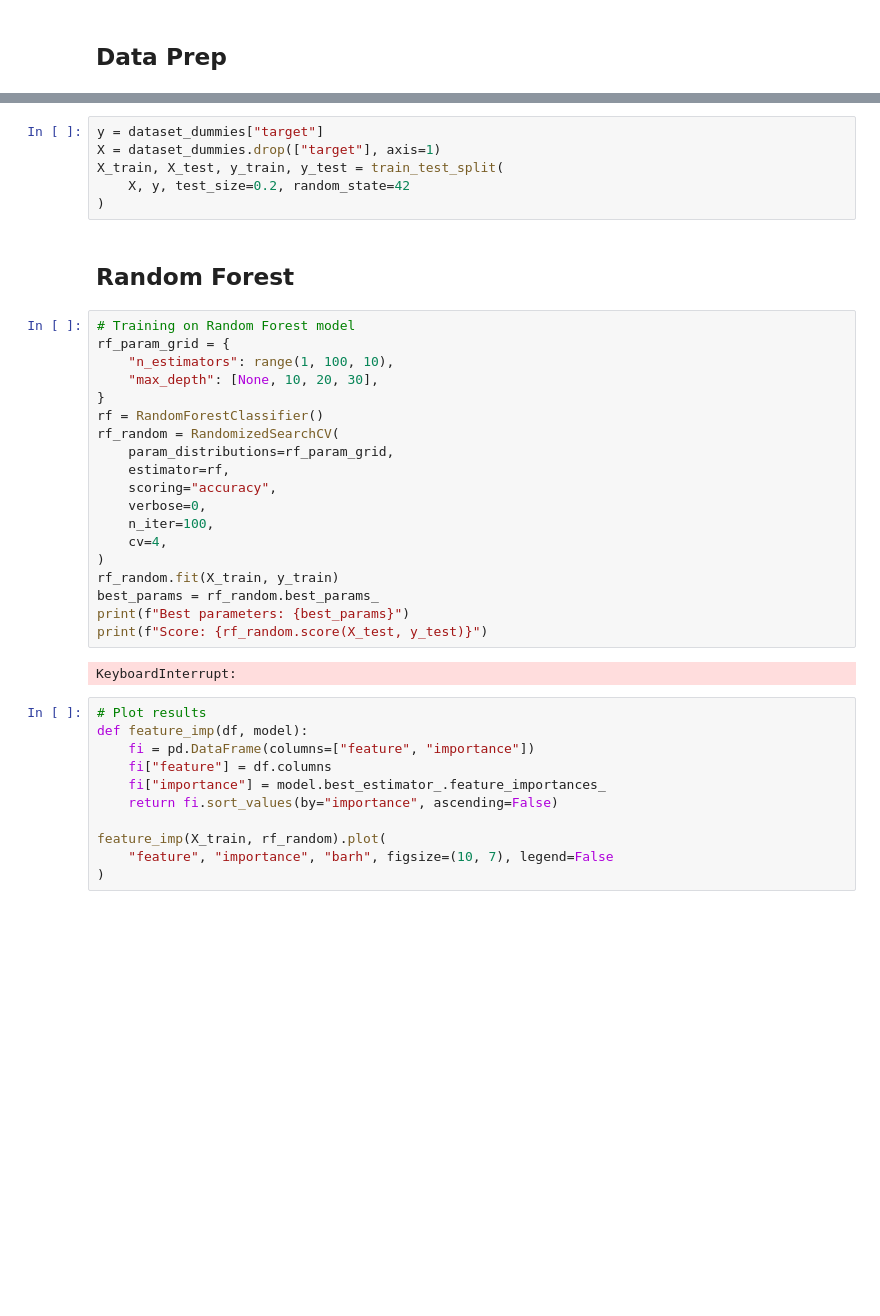
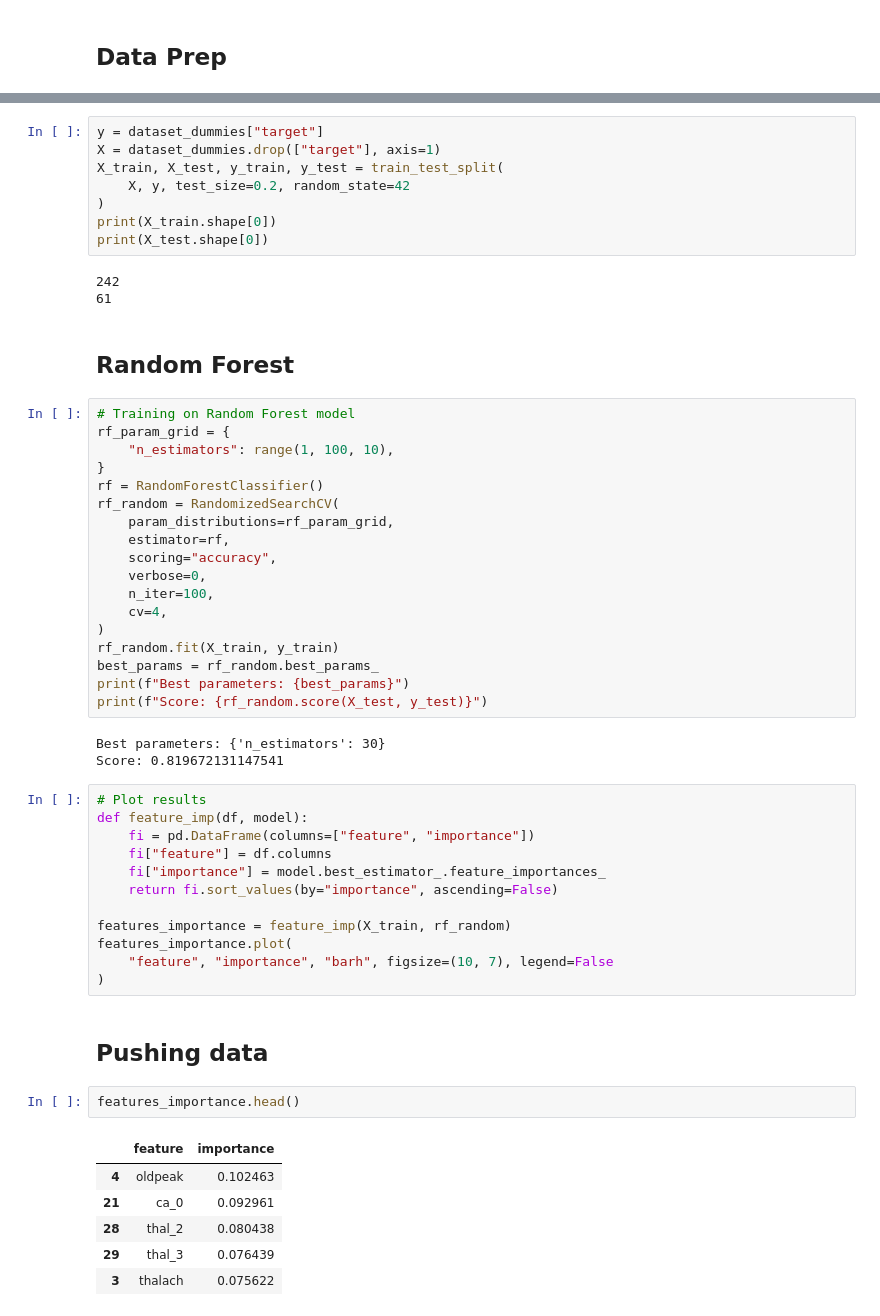
Before and after one commit to vpasquier/metaflow_examples_demo, a Jupyter notebook: demo_collab.ipynb, the cells around one changed output, grey strips where cells are left out. Drawn from its saved outputs; the diff is of its cells as text; blank space fills up the shorter version.

```diff
--- a/demo_collab.ipynb
+++ b/demo_collab.ipynb
@@ -35,13 +57,17 @@ X = dataset_dummies.drop(["target"], axis=1)
 X_train, X_test, y_train, y_test = train_test_split(
     X, y, test_size=0.2, random_state=42
 )
+print(X_train.shape[0])
+print(X_test.shape[0])
+# %% [output]
+242
+61
 # %% [markdown]
 ## Random Forest
 # %%
 # Training on Random Forest model
 rf_param_grid = {
     "n_estimators": range(1, 100, 10),
-    "max_depth": [None, 10, 20, 30],
 }
 rf = RandomForestClassifier()
 rf_random = RandomizedSearchCV(
@@ -57,7 +83,8 @@ best_params = rf_random.best_params_
 print(f"Best parameters: {best_params}")
 print(f"Score: {rf_random.score(X_test, y_test)}")
 # %% [output]
-KeyboardInterrupt:
+Best parameters: {'n_estimators': 30}
+Score: 0.819672131147541
 # %%
 # Plot results
 def feature_imp(df, model):
@@ -66,6 +93,18 @@ def feature_imp(df, model):
     fi["importance"] = model.best_estimator_.feature_importances_
     return fi.sort_values(by="importance", ascending=False)
 
-feature_imp(X_train, rf_random).plot(
+features_importance = feature_imp(X_train, rf_random)
+features_importance.plot(
     "feature", "importance", "barh", figsize=(10, 7), legend=False
 )
+# %% [markdown]
+## Pushing data
+# %%
+features_importance.head()
+# %% [output]
+|  | feature | importance |
+| 4 | oldpeak | 0.102463 |
+| 21 | ca_0 | 0.092961 |
+| 28 | thal_2 | 0.080438 |
+| 29 | thal_3 | 0.076439 |
+| 3 | thalach | 0.075622 |
```
Also changed, not shown: parts of 10 cells of this notebook, 11 other files.
